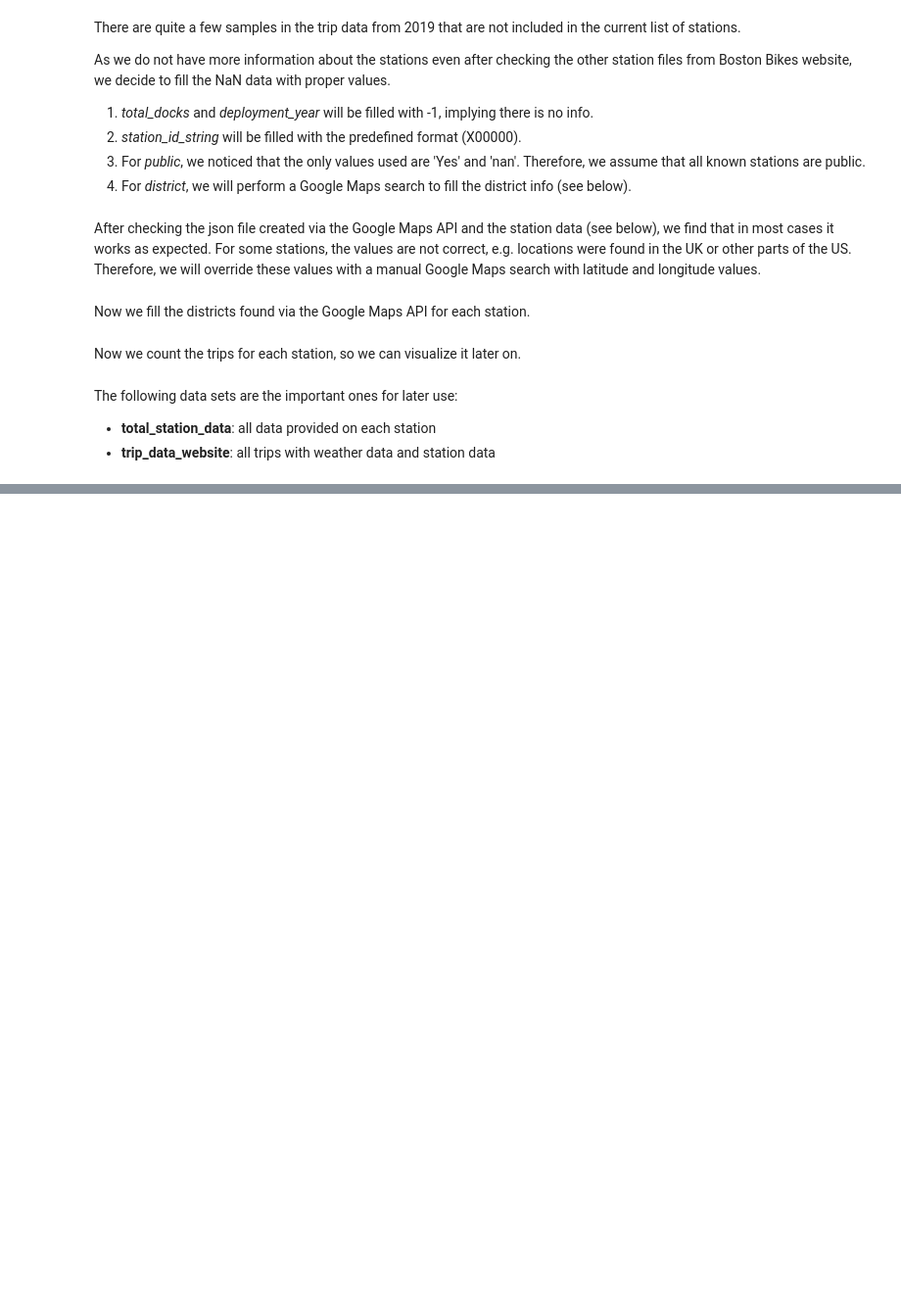
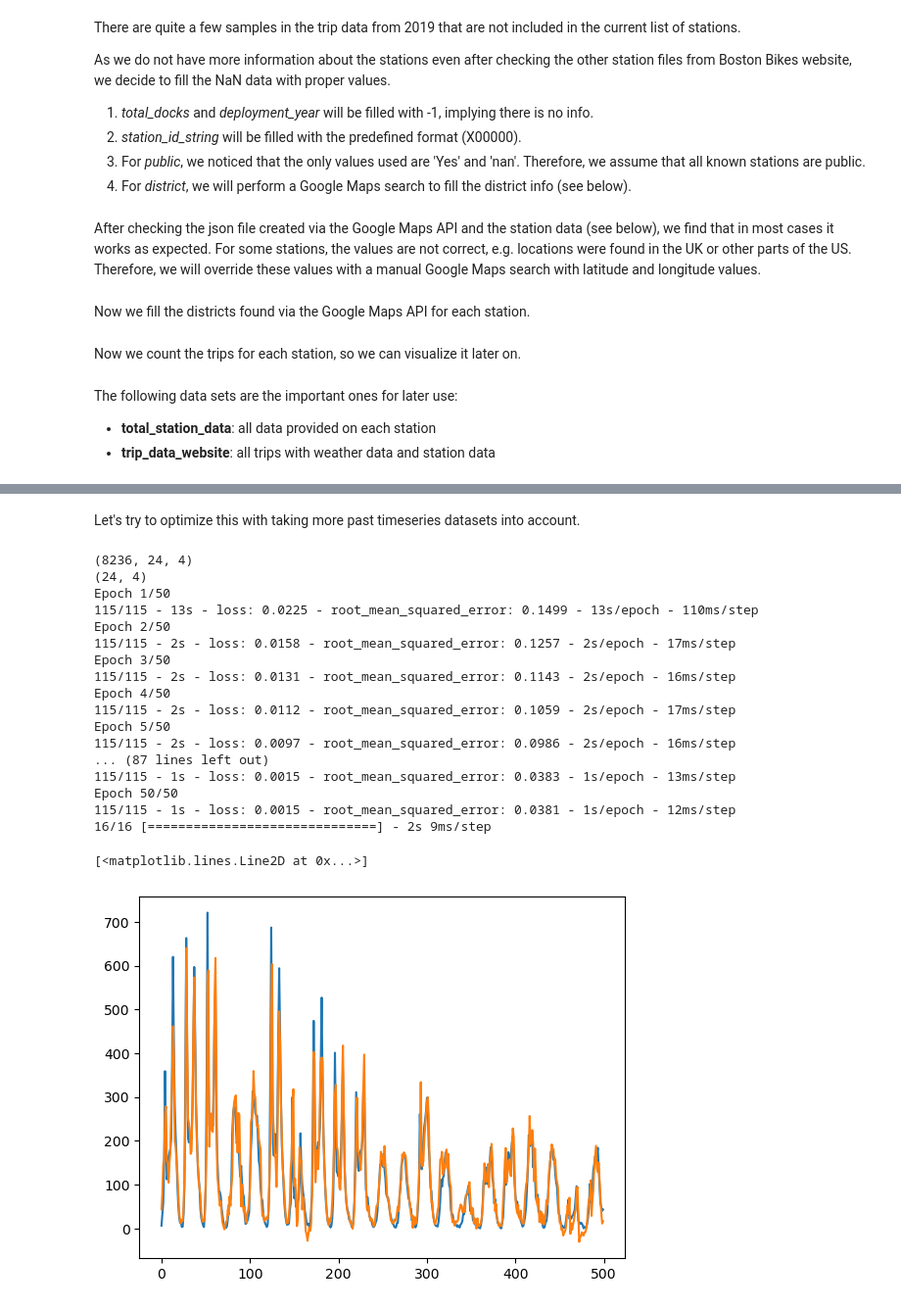
Before and after one commit to JuliusScheuerer/AA_Team_12_Assignment, a Jupyter notebook: AA_Team_12_Code.ipynb, the cells around one changed output, grey strips where cells are left out. Shown at 98% size. Saved outputs shown, nothing was run; the diff lists cells and outputs as text; code cells hidden in the pictures; blank space fills up the shorter version.

```diff
--- a/AA_Team_12_Code.ipynb
+++ b/AA_Team_12_Code.ipynb
@@ -817,0 +1131,65 @@ print(f"R2 Very Short term: {r2_score(predictions, test_set.values)}")
+# %% [markdown]
+Let's try to optimize this with taking more past timeseries datasets into account.
+# %%
+n_hours = 24
+n_features = 4
+
+n_obs = n_hours * n_features
+
+reframed_mul = prepare_lstm_dataset(LSTM_data, LSTM_scaler, n_hours)
+
+values_mul = reframed_mul.values
+train_mul = values_mul[:-500, :]
+test_mul = values_mul[-500:, :]
+
+train_X_mul, train_y_mul = train_mul[:, :n_obs], train_mul[:, -n_features]
+test_X_mul, test_y_mul = test_mul[:, :n_obs], test_mul[:, -n_features]
+
+train_X_mul = train_X_mul.reshape((train_X_mul.shape[0], n_hours, n_features))
+test_X_mul = test_X_mul.reshape((test_X_mul.shape[0], n_hours, n_features))
+
+print(train_X_mul.shape)
+print((train_X_mul.shape[1], train_X_mul.shape[2]))
+
+model_mul = create_LSTM_model((train_X_mul.shape[1], train_X_mul.shape[2]))
+
+fit_LSTM_model(model_mul, train_X_mul, train_y_mul, epochs=50)
+
+# make a prediction
+LSTM_normalized_prediction_mul = model_mul.predict(test_X_mul)
+
+test_X_mul = test_X_mul.reshape(len(test_X_mul), n_obs)
+
+# invert scaling for forecast
+inv_yhat = np.concatenate((LSTM_normalized_prediction_mul, test_X_mul[:, -n_features+1:]), axis=1)
+inv_yhat = LSTM_scaler.inverse_transform(inv_yhat)
+inv_yhat = inv_yhat[:,0]
+# invert scaling for actual
+test_y = test_y_mul.reshape((len(test_y), 1))
+inv_y = np.concatenate((test_y, test_X_mul[:, -n_features+1:]), axis=1)
+inv_y = LSTM_scaler.inverse_transform(inv_y)
+inv_y = inv_y[:,0]
+
+#print(mean_squared_error(inv_yhat, inv_y, squared=False))
+plt.plot(inv_y)
+plt.plot(inv_yhat)
+# %% [output]
+(8236, 24, 4)
+(24, 4)
+Epoch 1/50
+115/115 - 13s - loss: 0.0225 - root_mean_squared_error: 0.1499 - 13s/epoch - 110ms/step
+Epoch 2/50
+115/115 - 2s - loss: 0.0158 - root_mean_squared_error: 0.1257 - 2s/epoch - 17ms/step
+Epoch 3/50
+115/115 - 2s - loss: 0.0131 - root_mean_squared_error: 0.1143 - 2s/epoch - 16ms/step
+Epoch 4/50
+115/115 - 2s - loss: 0.0112 - root_mean_squared_error: 0.1059 - 2s/epoch - 17ms/step
+Epoch 5/50
+115/115 - 2s - loss: 0.0097 - root_mean_squared_error: 0.0986 - 2s/epoch - 16ms/step
+... (87 lines left out)
+115/115 - 1s - loss: 0.0015 - root_mean_squared_error: 0.0383 - 1s/epoch - 13ms/step
+Epoch 50/50
+115/115 - 1s - loss: 0.0015 - root_mean_squared_error: 0.0381 - 1s/epoch - 12ms/step
+16/16 [==============================] - 2s 9ms/step
+[<matplotlib.lines.Line2D at 0x...>]
+[figure, added]
```
Also changed, not shown: parts of 102 cells of this notebook.
